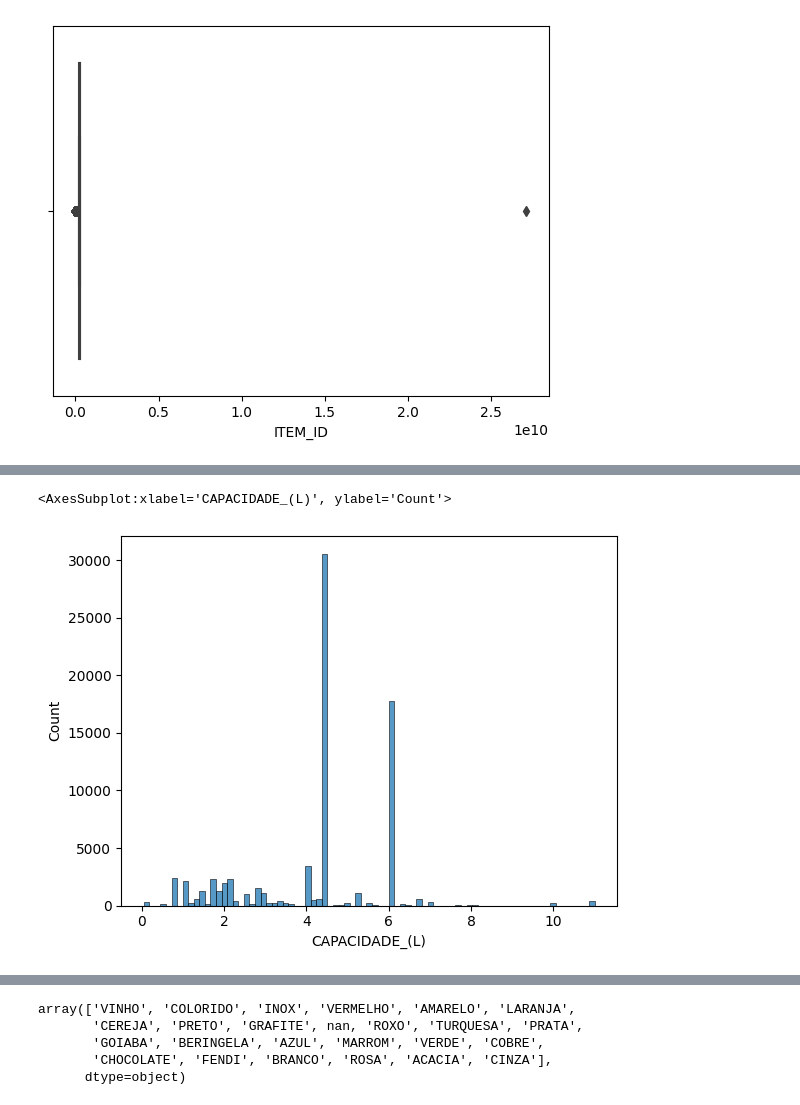
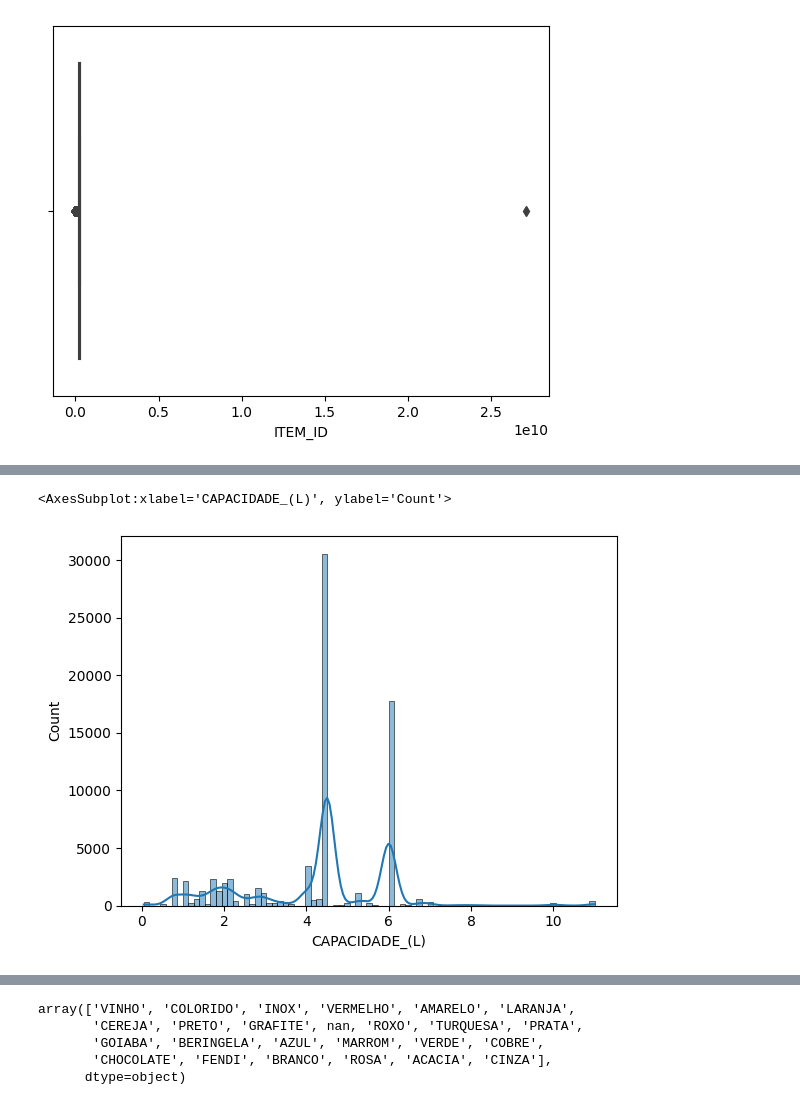
Before and after one commit to djegocoder/problema_marketplace, a Jupyter notebook: analise.ipynb, the cells around one changed output, grey strips where cells are left out. Cells and saved outputs as stored; diff of their text form; code cells hidden in the pictures.

```diff
--- a/analise.ipynb
+++ b/analise.ipynb
@@ -158,3 +165,0 @@ O mesmo efeito acontece com o atributo ITEN_ID, estamos focados nas característ
-# %%
-df=df.drop('SESSION_ID',axis=1)
-df=df.drop('ITEM_ID',axis=1)
@@ -182,5 +173,5 @@ sns.histplot(df['ALTURA'])
 # %%
-sns.histplot(df['CAPACIDADE_(L)'])
+sns.histplot(df['CAPACIDADE_(L)'],kde=True)
 # %% [output]
 <AxesSubplot:xlabel='CAPACIDADE_(L)', ylabel='Count'>
-[figure, old version]
+[figure, new version]
```
Also changed, not shown: parts of 45 cells of this notebook, 2 other files.
